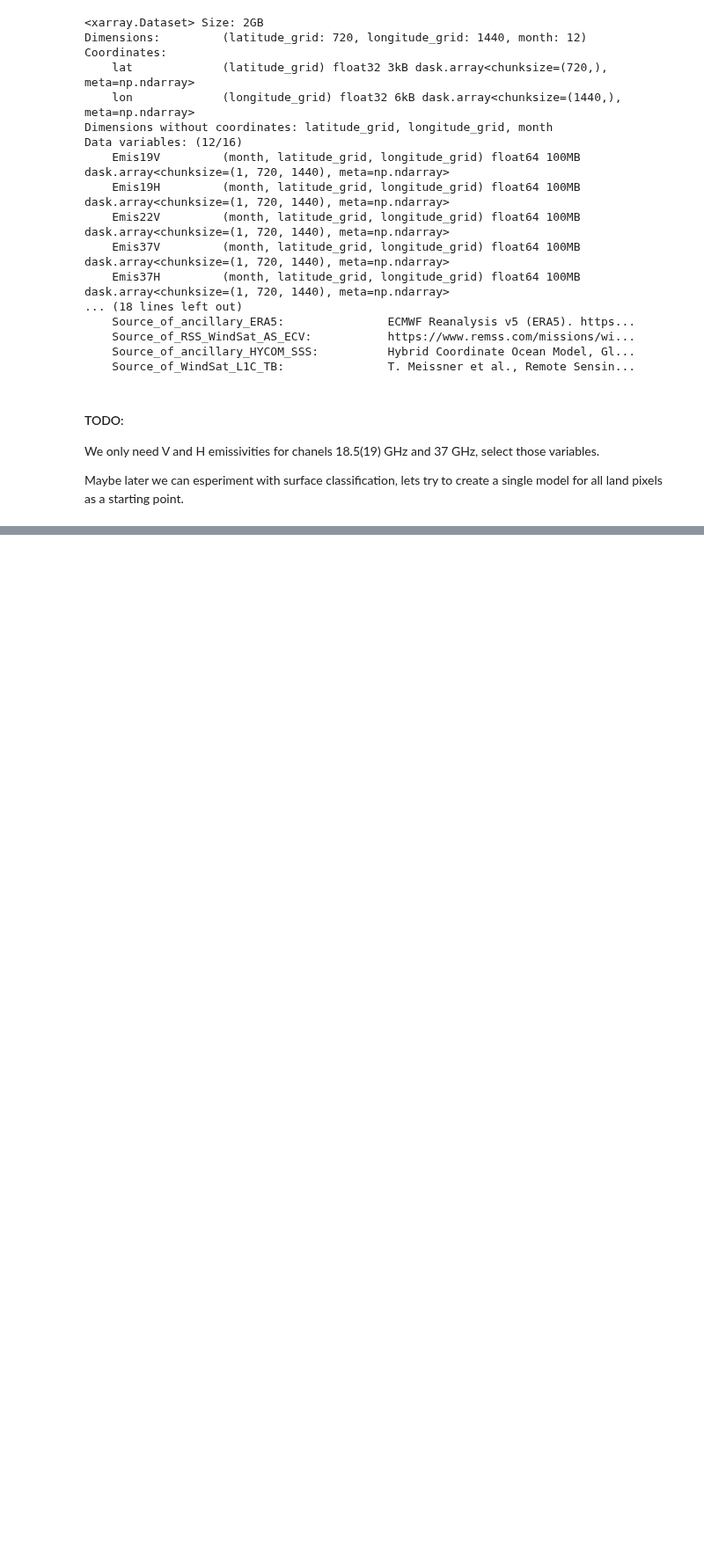
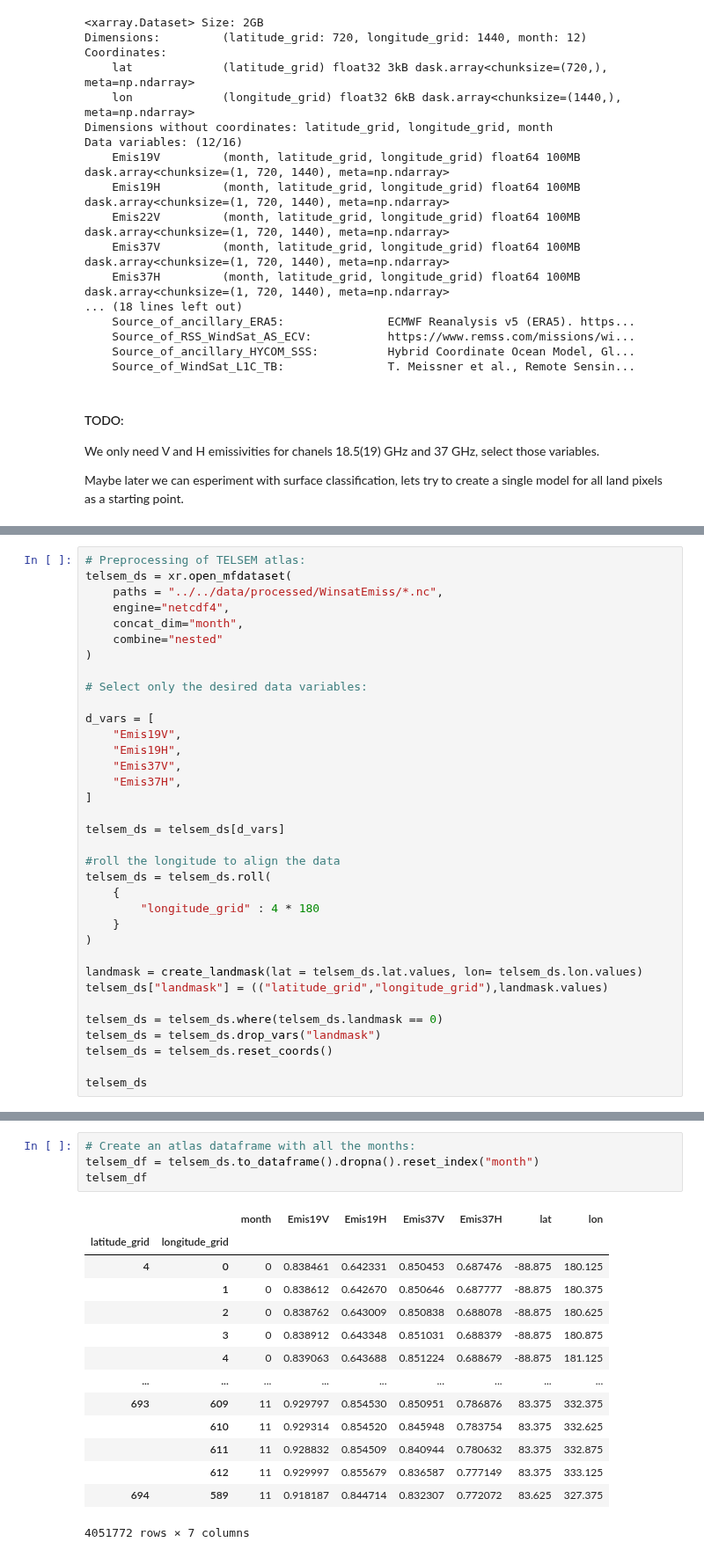
Before and after one commit to AndresTerrer/PMW_LST, a Jupyter notebook: notebooks/protopypes/Emissivity_Training.ipynb, the cells around one changed output, grey strips where cells are left out. Shown at 88% size. Saved outputs shown, nothing was run; the diff lists cells and outputs as text; blank space fills up the shorter version.

```diff
--- a/notebooks/protopypes/Emissivity_Training.ipynb
+++ b/notebooks/protopypes/Emissivity_Training.ipynb
@@ -122,0 +84,35 @@ ascds.sel(day_number = 2).tbtoa_37Ghz_V.plot(ax = ax, cmap = "jet")
+# %%
+# Preprocessing of TELSEM atlas:
+telsem_ds = xr.open_mfdataset(
+    paths = "../../data/processed/WinsatEmiss/*.nc",
+    engine="netcdf4",
+    concat_dim="month",
+    combine="nested"
+)
+
+# Select only the desired data variables:
+
+d_vars = [
+    "Emis19V",
+    "Emis19H",
+    "Emis37V",
+    "Emis37H",
+]
+
+telsem_ds = telsem_ds[d_vars]
+
+#roll the longitude to align the data
+telsem_ds = telsem_ds.roll(
+    {
+        "longitude_grid" : 4 * 180
+    }
+)
+
+landmask = create_landmask(lat = telsem_ds.lat.values, lon= telsem_ds.lon.values)
+telsem_ds["landmask"] = (("latitude_grid","longitude_grid"),landmask.values)
+
+telsem_ds = telsem_ds.where(telsem_ds.landmask == 0)
+telsem_ds = telsem_ds.drop_vars("landmask")
+telsem_ds = telsem_ds.reset_coords()
+
+telsem_ds
@@ -122,0 +203,19 @@ ascds.sel(day_number = 2).tbtoa_37Ghz_V.plot(ax = ax, cmap = "jet")
+# %%
+# Create an atlas dataframe with all the months:
+telsem_df = telsem_ds.to_dataframe().dropna().reset_index("month")
+telsem_df
+# %% [output]
+|  |  | month | Emis19V | Emis19H | Emis37V | Emis37H | lat | lon |
+| latitude_grid | longitude_grid |  |  |  |  |  |  |  |
+| 4 | 0 | 0 | 0.838461 | 0.642331 | 0.850453 | 0.687476 | -88.875 | 180.125 |
+|  | 1 | 0 | 0.838612 | 0.642670 | 0.850646 | 0.687777 | -88.875 | 180.375 |
+|  | 2 | 0 | 0.838762 | 0.643009 | 0.850838 | 0.688078 | -88.875 | 180.625 |
+|  | 3 | 0 | 0.838912 | 0.643348 | 0.851031 | 0.688379 | -88.875 | 180.875 |
+|  | 4 | 0 | 0.839063 | 0.643688 | 0.851224 | 0.688679 | -88.875 | 181.125 |
+| ... | ... | ... | ... | ... | ... | ... | ... | ... |
+| 693 | 609 | 11 | 0.929797 | 0.854530 | 0.850951 | 0.786876 | 83.375 | 332.375 |
+|  | 610 | 11 | 0.929314 | 0.854520 | 0.845948 | 0.783754 | 83.375 | 332.625 |
+|  | 611 | 11 | 0.928832 | 0.854509 | 0.840944 | 0.780632 | 83.375 | 332.875 |
+|  | 612 | 11 | 0.929997 | 0.855679 | 0.836587 | 0.777149 | 83.375 | 333.125 |
+| 694 | 589 | 11 | 0.918187 | 0.844714 | 0.832307 | 0.772072 | 83.625 | 327.375 |
+4051772 rows × 7 columns
```
Also changed, not shown: parts of 16 cells of this notebook.
